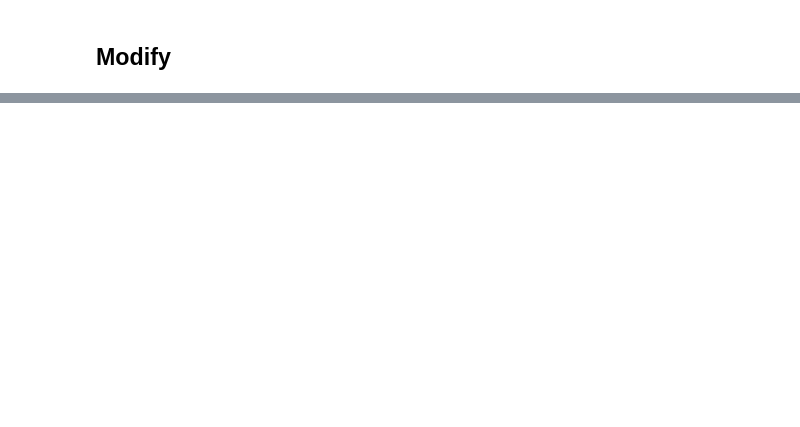
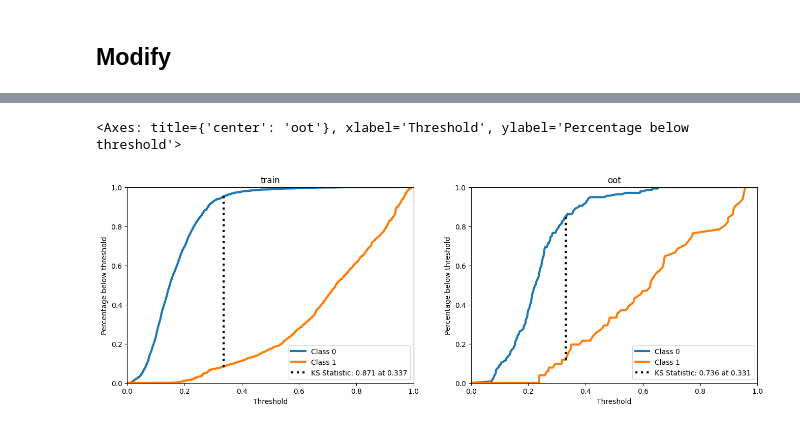
Before and after one commit to abasilio91/ml-teomewhy-gc, a Jupyter notebook: src/modeling.ipynb, the cells around one changed output, grey strips where cells are left out. Cells and saved outputs as stored; diff of their text form; code cells hidden in the pictures; blank space fills up the shorter version.

```diff
--- a/src/modeling.ipynb
+++ b/src/modeling.ipynb
@@ -227,0 +243,8 @@ skplt.metrics.plot_lift_curve(y_test, y_probas)
+# %%
+fig, ax = plt.subplots(1,2, figsize=(16,5))
+
+skplt.metrics.plot_ks_statistic(y_test, y_probas, title='train', ax=ax[0])
+skplt.metrics.plot_ks_statistic(df_oot[target], y_probas_oot, title='oot', ax=ax[1])
+# %% [output]
+<Axes: title={'center': 'oot'}, xlabel='Threshold', ylabel='Percentage below threshold'>
+[figure, added]
```
Also changed, not shown: parts of 19 cells of this notebook.
